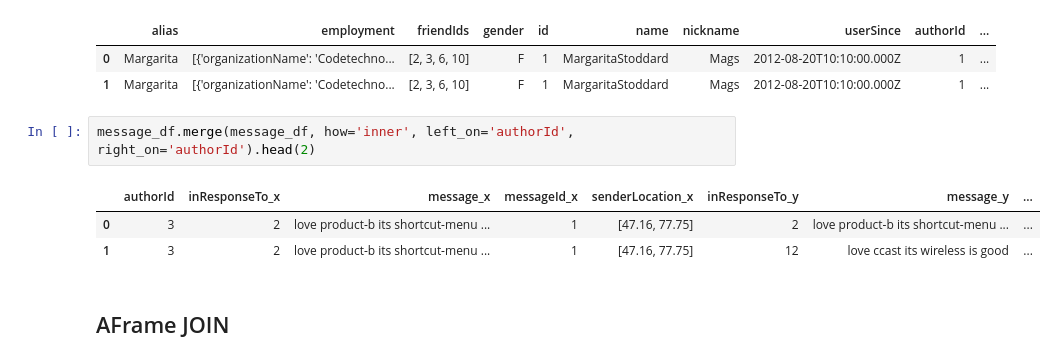
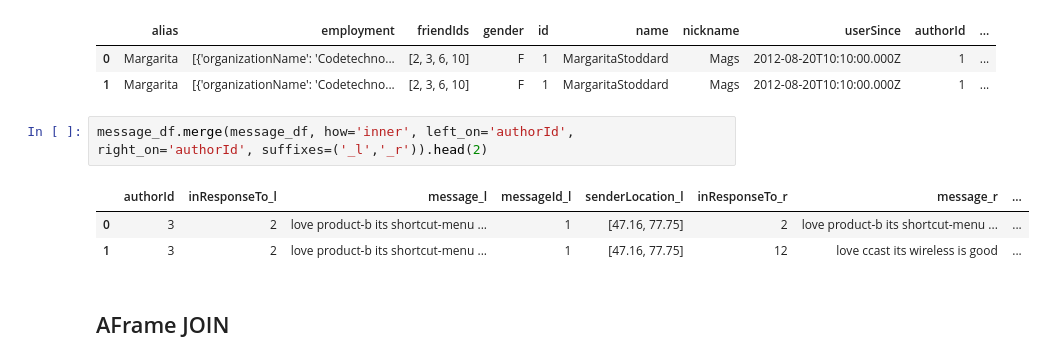
Before and after one commit to psinthong/AFrame, a Jupyter notebook: AFrame-Exp.ipynb, the cells around one changed output. Drawn from its saved outputs; the diff is of its cells as text.

```diff
--- a/AFrame-Exp.ipynb
+++ b/AFrame-Exp.ipynb
@@ -36,9 +44,9 @@ user_df.merge(message_df, how='inner', left_on='id', right_on='authorId').head(2
 | 0 | Margarita | [{'organizationName': 'Codetechno... | [2, 3, 6, 10] | F | 1 | MargaritaStoddard | Mags | 2012-08-20T10:10:00.000Z | 1 | ... |
 | 1 | Margarita | [{'organizationName': 'Codetechno... | [2, 3, 6, 10] | F | 1 | MargaritaStoddard | Mags | 2012-08-20T10:10:00.000Z | 1 | ... |
 # %%
-message_df.merge(message_df, how='inner', left_on='authorId', right_on='authorId').head(2)
+message_df.merge(message_df, how='inner', left_on='authorId', right_on='authorId', suffixes=('_l','_r')).head(2)
 # %% [output]
-|  | authorId | inResponseTo_x | message_x | messageId_x | senderLocation_x | inResponseTo_y | message_y | ... |
+|  | authorId | inResponseTo_l | message_l | messageId_l | senderLocation_l | inResponseTo_r | message_r | ... |
 | 0 | 3 | 2 | love product-b its shortcut-menu ... | 1 | [47.16, 77.75] | 2 | love product-b its shortcut-menu ... | ... |
 | 1 | 3 | 2 | love product-b its shortcut-menu ... | 1 | [47.16, 77.75] | 12 | love ccast its wireless is good | ... |
 # %% [markdown]
```
Also changed, not shown: parts of 8 cells of this notebook, 6 other files.
